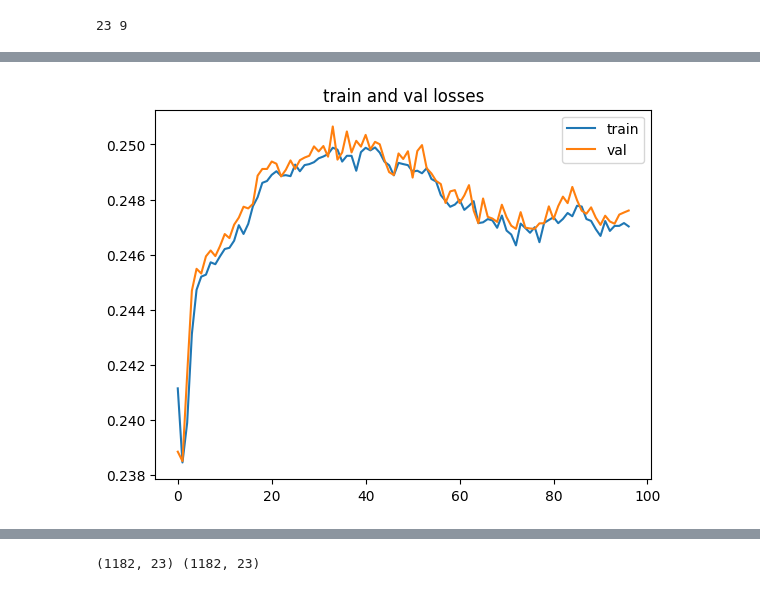
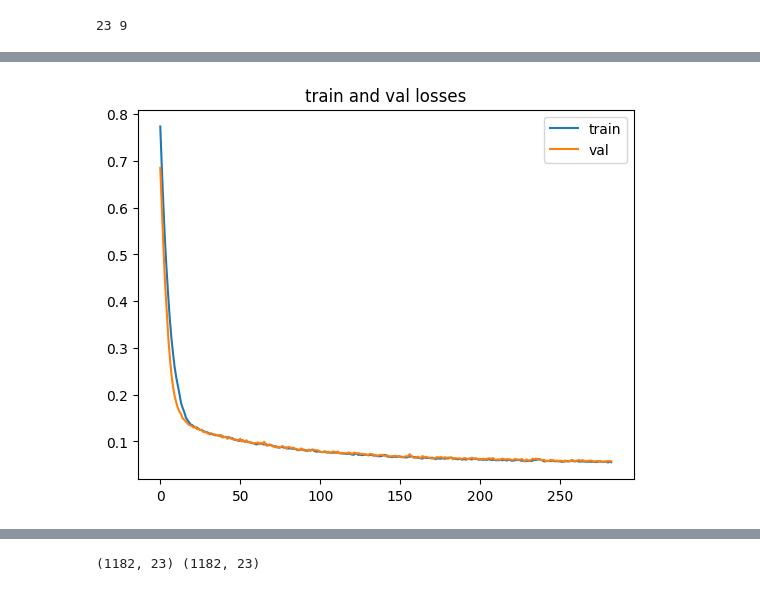
Before and after one commit to MINGYU-1/intern_practicing, a Jupyter notebook: epoch_loss4.ipynb, the cells around one changed output, grey strips where cells are left out. Cells and saved outputs as stored; diff of their text form; code cells hidden in the pictures.

```diff
--- a/epoch_loss4.ipynb
+++ b/epoch_loss4.ipynb
@@ -6,9 +6,9 @@ import numpy as np
 import joblib
 import pandas as pd
 # %%
-train_loader = torch.load('torch/train_loader.pt')
-val_loader = torch.load('torch/val_loader.pt')
-test_loader = torch.load('torch/test_loader.pt')
+train_loader = torch.load('torch/train_loader_z.pt')
+val_loader = torch.load('torch/val_loader_z.pt')
+test_loader = torch.load('torch/test_loader_z.pt')
 # %%
 x,c = next(iter(train_loader))
 x_dim = x.shape[1]
@@ -86,9 +100,9 @@ Early_stopping at 97,best_epoch = 67, val_loss:0.0110
 # %%
 import matplotlib.pyplot as plt
-plt.plot(train_losses[0],label ='train')
-plt.plot(val_losses[0], label = 'val')
+plt.plot(train_losses[3][3:],label ='train')
+plt.plot(val_losses[3][3:], label = 'val')
 plt.title('train and val losses')
 plt.legend()
 plt.show()
 # %% [output]
-[figure, old version]
+[figure, new version]
```
Also changed, not shown: parts of 8 cells of this notebook, 21 other files.
